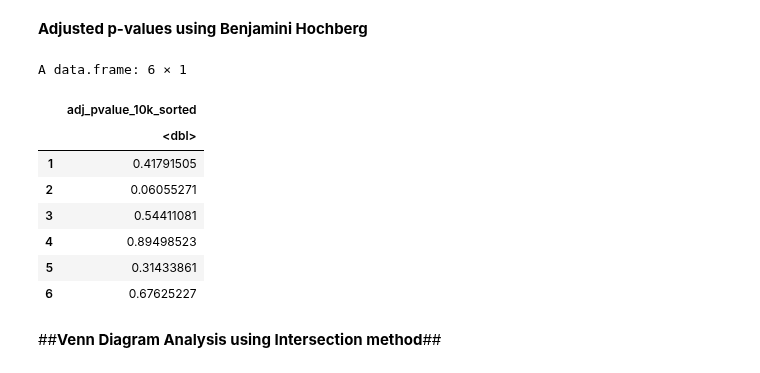
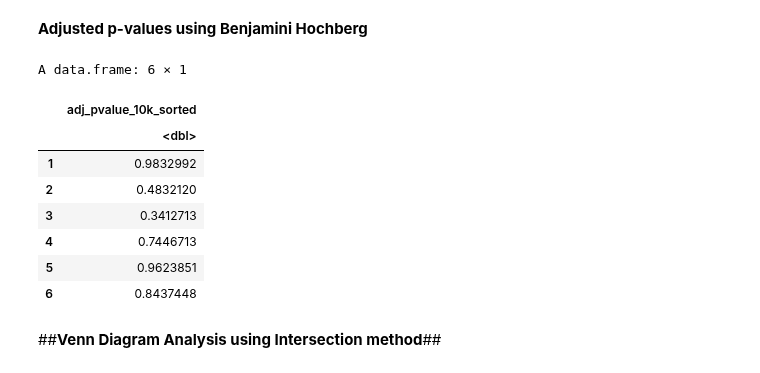
Before and after one commit to almedida/thesis, a Jupyter notebook: 10k_student_ttest.ipynb, the cells around one changed output. Saved outputs shown, nothing was run; the diff lists cells and outputs as text; code cells hidden in the pictures.

```diff
--- a/10k_student_ttest.ipynb
+++ b/10k_student_ttest.ipynb
@@ -27,8 +27,8 @@ VennDiagram installed
 # %% [markdown]
 Load 10,000 selected genes with randomly selected samples in each group
 # %%
-tenk_group1_data = read.table("10k_untreated_group1_sorted.csv", header= TRUE, sep=",")
-tenk_group2_data = read.table("10k_treated_group2_sorted.csv", header= TRUE, sep=",")
+tenk_group1_data = read.table("10k_untreated_group12.csv", header= TRUE, sep=",")
+tenk_group2_data = read.table("10k_treated_grp22.csv", header= TRUE, sep=",")
 # %%
 head(tenk_group1_data)
 head(tenk_group2_data)
@@ -152,17 +132,17 @@ adj_pvalue_10k_sorted <-p.adjust(adj_pvalue_10k_sorted, "BH")
 # %%
 adj_pvalue_10k_sorted_df = data.frame(adj_pvalue_10k_sorted)
 head(adj_pvalue_10k_sorted_df)
-write.csv(adj_pvalue_10k_sorted_df, "adj_pvalue_10k_sorted.csv", row.names=FALSE)
+write.csv(adj_pvalue_10k_sorted_df, "adj_pvalue_10k_sim2.csv", row.names=FALSE)
 # %% [output]
 A data.frame: 6 × 1
 |  | adj_pvalue_10k_sorted |
 |  | <dbl> |
-| 1 | 0.41791505 |
-| 2 | 0.06055271 |
-| 3 | 0.54411081 |
-| 4 | 0.89498523 |
-| 5 | 0.31433861 |
-| 6 | 0.67625227 |
+| 1 | 0.9832992 |
+| 2 | 0.4832120 |
+| 3 | 0.3412713 |
+| 4 | 0.7446713 |
+| 5 | 0.9623851 |
+| 6 | 0.8437448 |
 # %% [markdown]
 ##**Venn Diagram Analysis using Intersection method**##
 # %%
```
Also changed, not shown: parts of 10 cells of this notebook.
